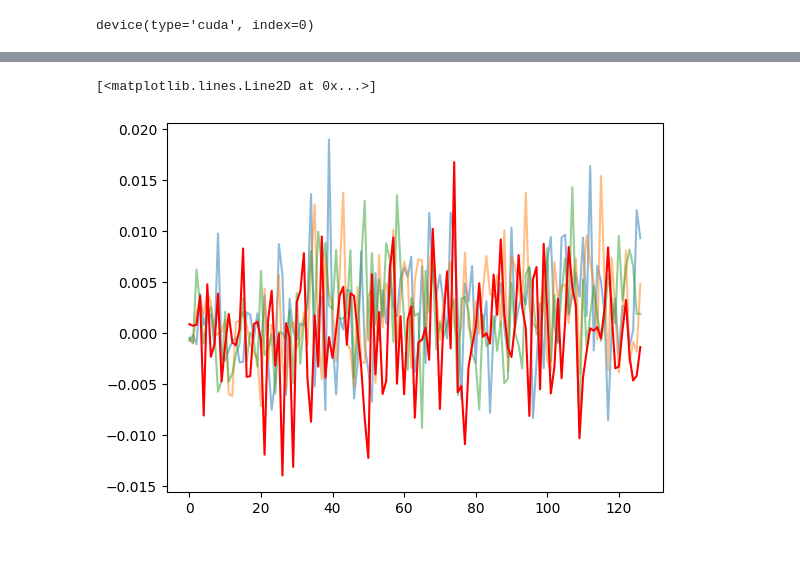
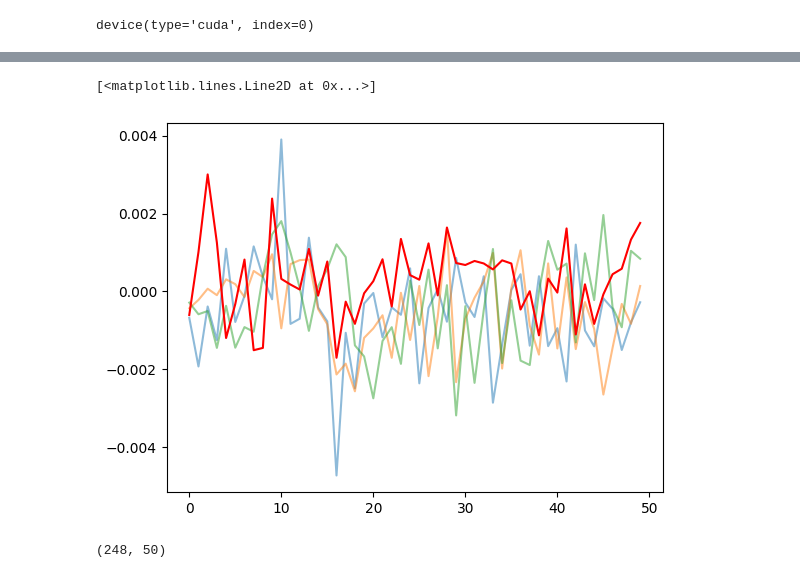
Before and after one commit to QMoayedpour/statapp-hsbc, a Jupyter notebook: gan_simulation2.ipynb, the cells around one changed output, grey strips where cells are left out. Saved outputs shown, nothing was run; the diff lists cells and outputs as text; code cells hidden in the pictures.

```diff
--- a/gan_simulation2.ipynb
+++ b/gan_simulation2.ipynb
@@ -25,7 +25,7 @@ Modèle pas conditionnel, celui ci génère des une série de rendements (127 ic
 num_epochs = 100
 nz = 3
 batch_size = 80
-seq_len = 127
+seq_len = 50
 clip= 0.01
 lr = 0.0002
 
@@ -41,6 +58,6 @@ device(type='cuda', index=0)
 # %%
 df = pd.read_csv('./data/GANData.csv')
-actif = "UK Government Bond - USD Hedged"
+actif = "EUR Corporate Bond - USD Hedged"
 sdf = df[df['ASSETNAME']==actif]['PRICE']
 y = np.log(sdf/sdf.shift(1))[1:].to_numpy()
 true_y = df[df['ASSETNAME']==actif]['PRICE'].to_numpy()
@@ -56,7 +73,7 @@ simple_plot(y, f"Log returns de l'actif {actif}")
 # %%
 num_epochs = 200
 generator = Generator().to(device)
-log_returns_preprocessed = y#np.expand_dims(y, axis=1)
+log_returns_preprocessed = np.expand_dims(y, axis=1)
 train = True
 dict_loss = {"Gen" : [], "Disc": []}
 if train:
@@ -113,21 +130,25 @@ simple_plot(dict_loss['Disc'][10:], 'Loss training Discriminator')
 # %%
+size = 50
 generator.eval()
-noise = torch.randn(80,3,127).to(device)
+noise = torch.randn(80,3,size).to(device)
 z = generator(noise).cpu().detach().squeeze()
 # %%
 from utils.create_data import simple_plot
 generator.eval()
-noise = torch.randn(80,3,127).to(device)
+noise = torch.randn(80,3,size).to(device)
 z = generator(noise).cpu().detach().squeeze()
 for i in range(3):
-    plt.plot(z.numpy()[i]/20, alpha=0.5 ,label= f'scénario {i}')
+    plt.plot(z.numpy()[i]/80, alpha=0.5 ,label= f'scénario {i}')
 n = random.randint(0, 2000)
-plt.plot(y[n:n+127], color='red')
+plt.plot(y[n:n+size], color='red')
 # %% [output]
 [<matplotlib.lines.Line2D at 0x...>]
-[figure, old version]
+[figure, new version]
 # %%
 def moving_window(x, length):
     return [x[i: i+ length] for i in range(0,(len(x)+1)-length, 10)]
-augment_data= np.array(moving_window(y,127))
+augment_data= np.array(moving_window(y,size))
+augment_data.shape
+# %% [output]
+(248, 50)
 # %%
```
Also changed, not shown: parts of 10 cells of this notebook.
